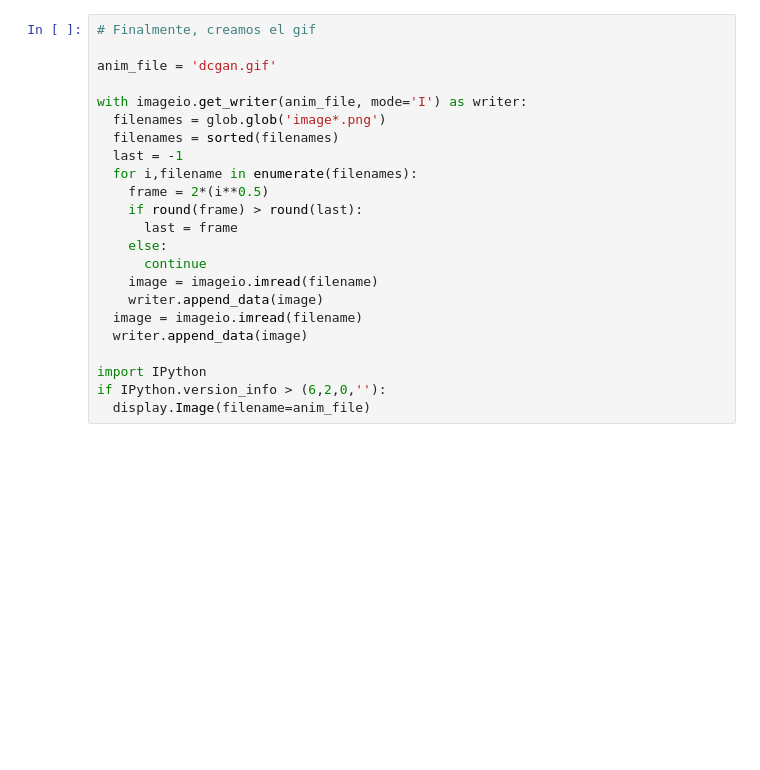
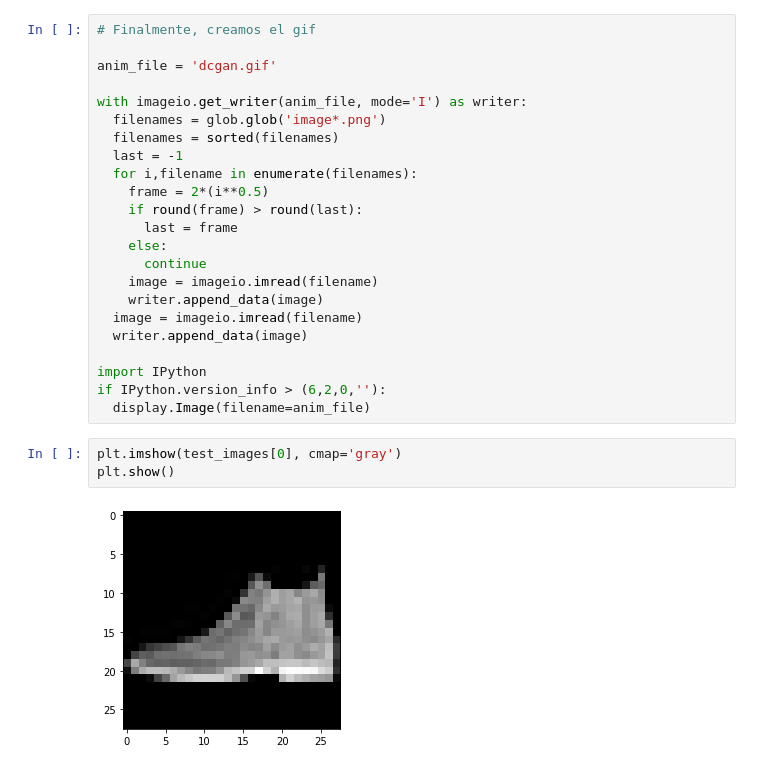
Before and after one commit to CreativAI-UC/Tutoriales, a Jupyter notebook: DCGAN.ipynb, the cells around one changed output. Cells and saved outputs as stored; diff of their text form; blank space fills up the shorter version.

```diff
--- a/DCGAN.ipynb
+++ b/DCGAN.ipynb
@@ -261,3 +268,8 @@ with imageio.get_writer(anim_file, mode='I') as writer:
 import IPython
 if IPython.version_info > (6,2,0,''):
   display.Image(filename=anim_file)
+# %%
+plt.imshow(test_images[0], cmap='gray')
+plt.show()
+# %% [output]
+[figure, added]
```
Also changed, not shown: parts of 16 cells of this notebook, 2 other files.
